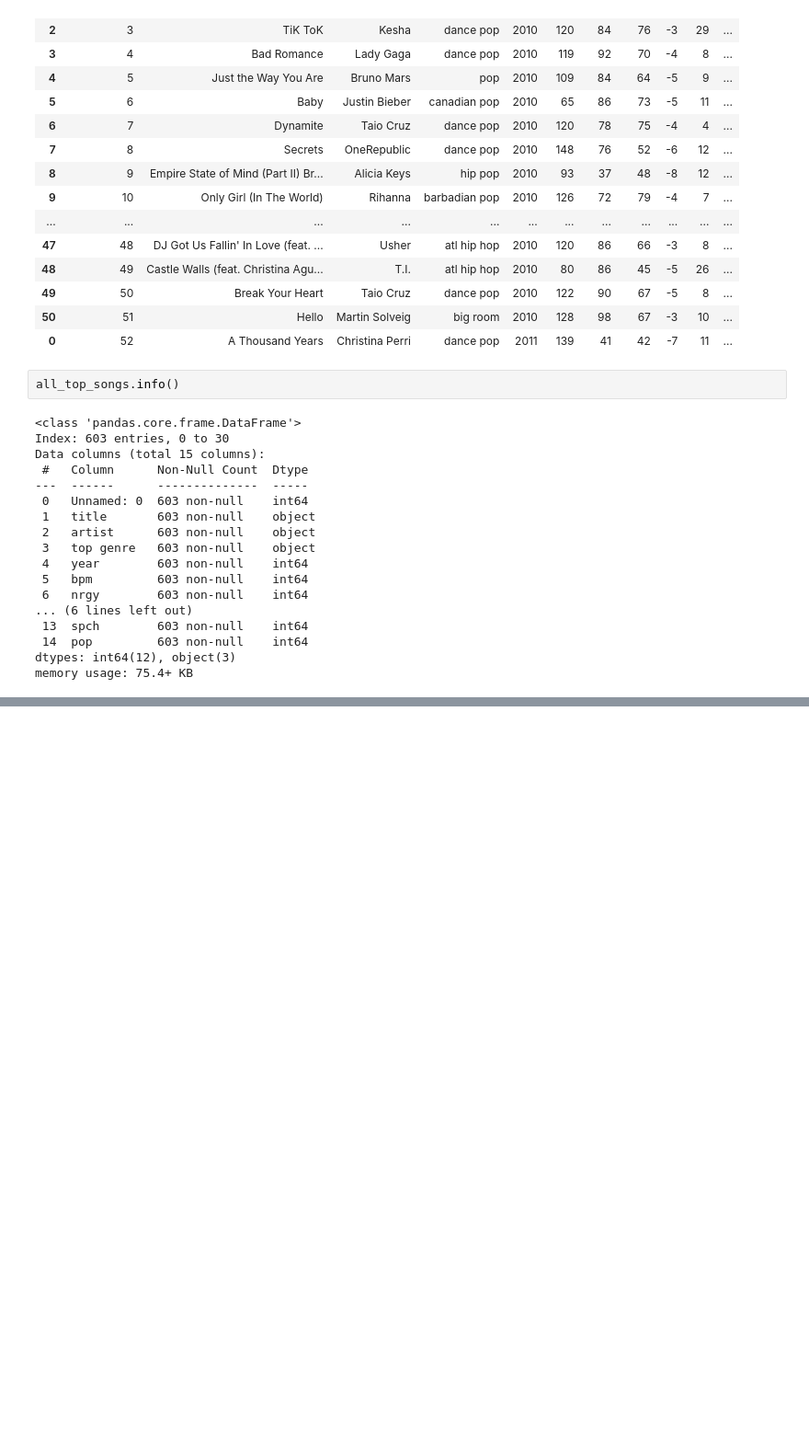
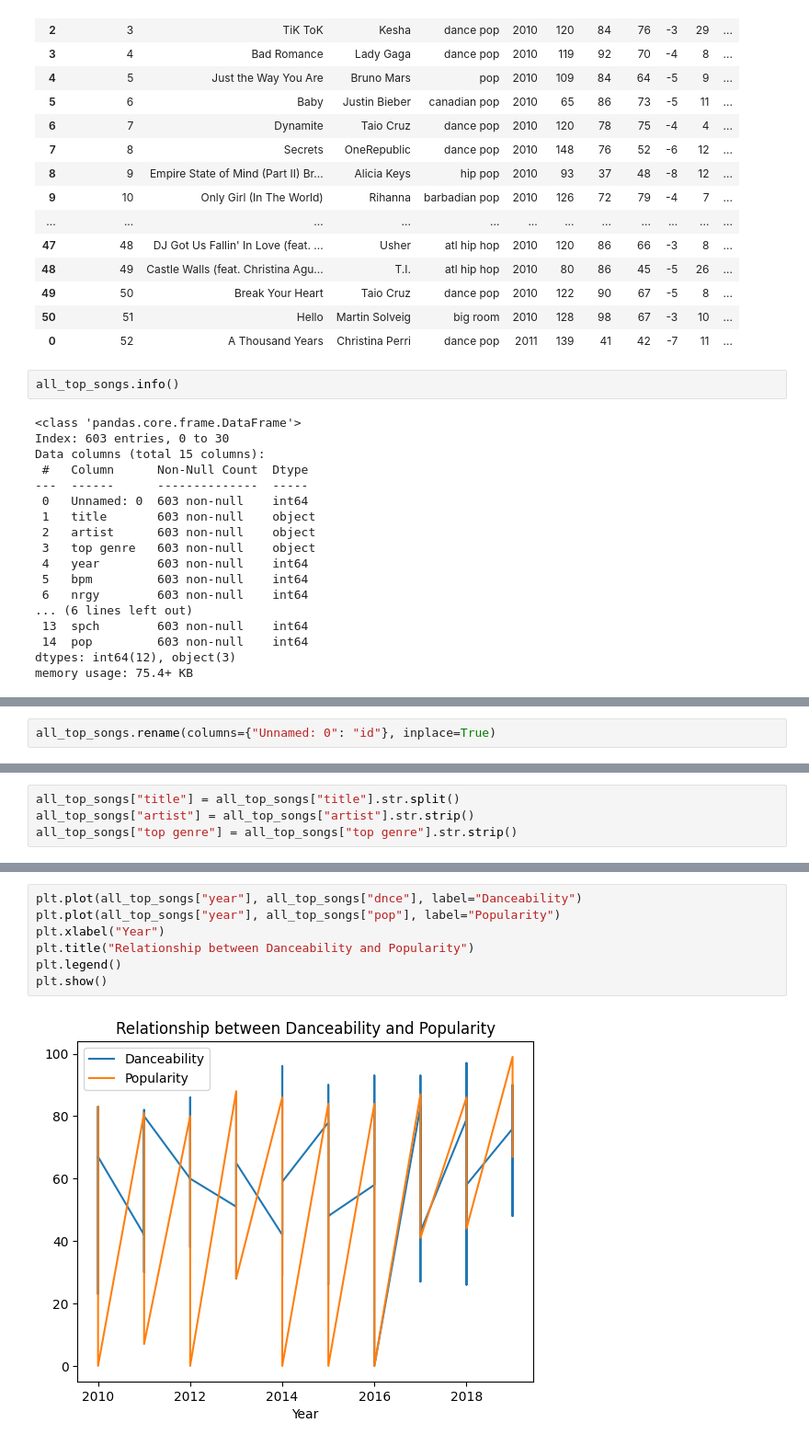
Before and after one commit to Schaeffer2013/Spotify_Top_Songs, a Jupyter notebook: spotify.ipynb, the cells around one changed output, grey strips where cells are left out. Shown at 92% size. Cells and saved outputs as stored; diff of their text form; blank space fills up the shorter version.

```diff
--- a/spotify.ipynb
+++ b/spotify.ipynb
@@ -57,0 +60,2 @@ memory usage: 75.4+ KB
+# %%
+all_top_songs.rename(columns={"Unnamed: 0": "id"}, inplace=True)
@@ -57,0 +64,4 @@ memory usage: 75.4+ KB
+# %%
+all_top_songs["title"] = all_top_songs["title"].str.split()
+all_top_songs["artist"] = all_top_songs["artist"].str.strip()
+all_top_songs["top genre"] = all_top_songs["top genre"].str.strip()
@@ -57,0 +131,9 @@ memory usage: 75.4+ KB
+# %%
+plt.plot(all_top_songs["year"], all_top_songs["dnce"], label="Danceability")
+plt.plot(all_top_songs["year"], all_top_songs["pop"], label="Popularity")
+plt.xlabel("Year")
+plt.title("Relationship between Danceability and Popularity")
+plt.legend()
+plt.show()
+# %% [output]
+[figure, added]
```
Also changed, not shown: parts of 26 cells of this notebook, 1 other file.
